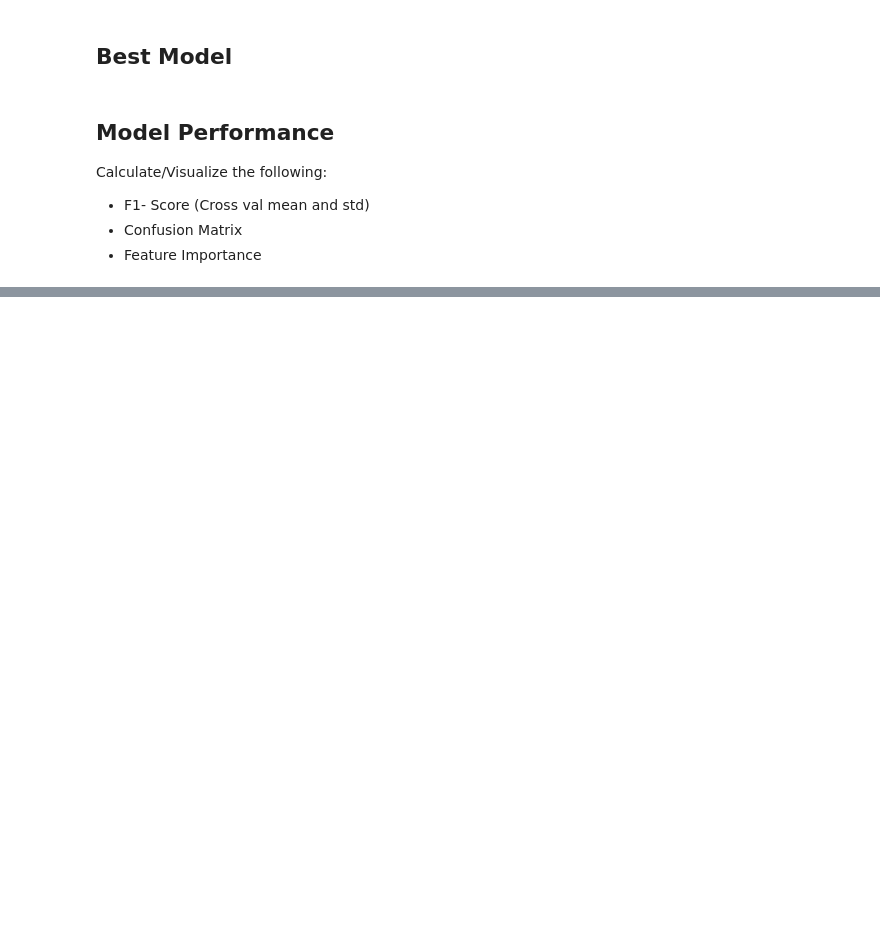
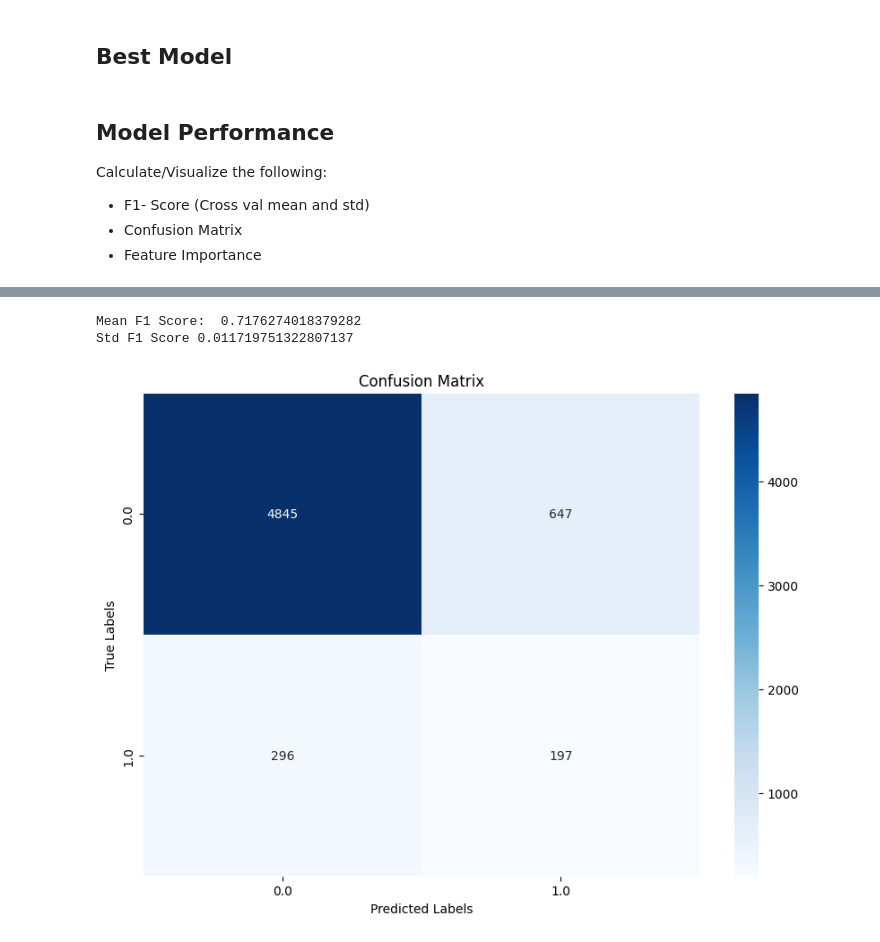
Before and after one commit to chrismca13/CFB_draft_propensity, a Jupyter notebook: notebooks/SupervisedLearning/svm_model.ipynb, the cells around one changed output, grey strips where cells are left out. Drawn from its saved outputs; the diff is of its cells as text; code cells hidden in the pictures; blank space fills up the shorter version.

Commit message:
Hyperparmeter tuned and model performance

```diff
--- a/notebooks/SupervisedLearning/svm_model.ipynb
+++ b/notebooks/SupervisedLearning/svm_model.ipynb
@@ -188,0 +221,3 @@ y_test = test_df[['is_drafted']]
+# %%
+best_parameters  = results_df['params'][0]
+print(best_parameters)
@@ -190,5 +227,5 @@ y_test = test_df[['is_drafted']]
 ## Best Model
 # %%
 # Initialize the SVM model with the kernel of your choice (linear, poly, rbf etc.)
-svm_model = SVC(kernel='linear', class_weight='balanced', random_state=42)
+svm_model = SVC(**best_parameters, class_weight='balanced', random_state=42)
 # %%
@@ -302,0 +260,15 @@ print(model_scores_std )
+# %%
+# Show the model results
+model_scores, model_scores_mean, model_scores_std = em.evaluate_cross_val_score(svm_model, X_test_processed, y_test)
+
+clear_output()
+print('Mean F1 Score: ', model_scores_mean)
+print('Std F1 Score', model_scores_std )
+# %% [output]
+Mean F1 Score:  0.7176274018379282
+Std F1 Score 0.011719751322807137
+# %%
+# Create a confusion matrix
+conf_mat = em.create_confusion_matrix(y_test, y_pred)
+# %% [output]
+[figure, added]
```
Also changed, not shown: parts of 18 cells of this notebook, 1 other file.
